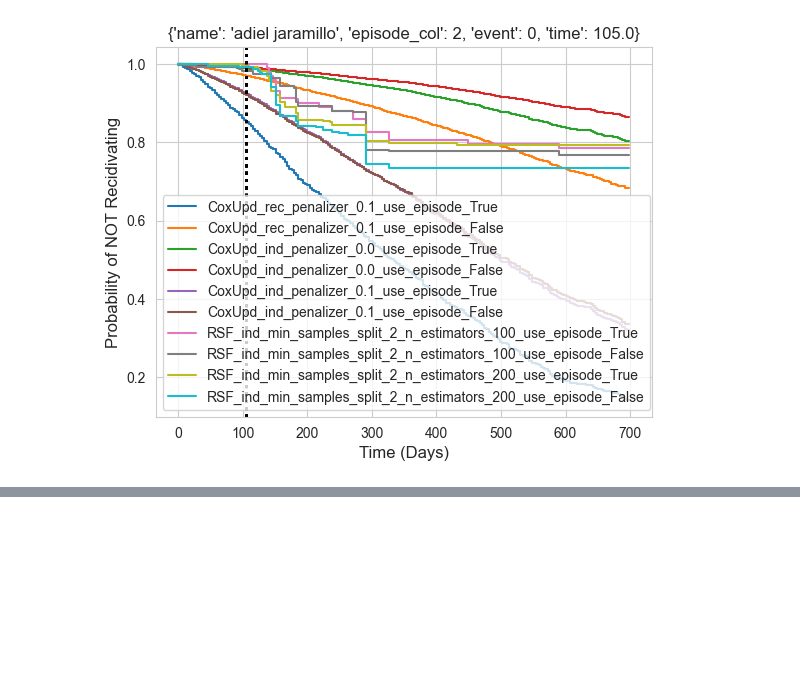
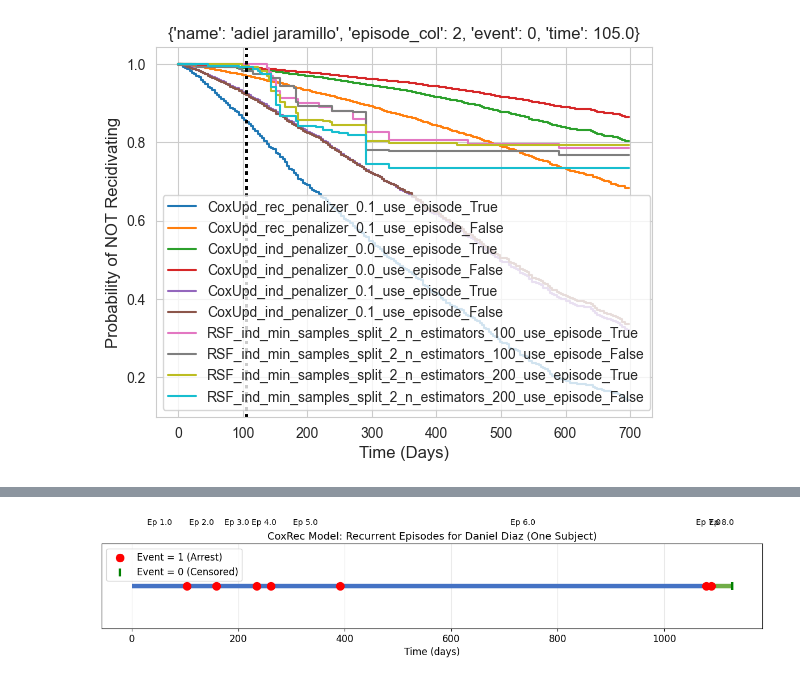
Before and after one commit to DKoleda6/recurrent_event, a Jupyter notebook: exp_common.ipynb, the cells around one changed output, grey strips where cells are left out. Drawn from its saved outputs; the diff is of its cells as text; code cells hidden in the pictures; blank space fills up the shorter version.

```diff
--- a/exp_common.ipynb
+++ b/exp_common.ipynb
@@ -687,0 +746,58 @@ for index_test in range(10):
+# %%
+import matplotlib.pyplot as plt
+import pandas as pd
+import numpy as np
+
+# ---------------------------
+# YOUR DATA (Daniel Diaz)
+# ---------------------------
+data = {
+    "episode": [1, 2, 3, 4, 5, 6, 7, 8],
+    "start": [0.0, 104.0, 159.0, 235.0, 261.0, 391.0, 1079.0, 1088.0],
+    "stop": [104.0, 159.0, 235.0, 261.0, 391.0, 1079.0, 1088.0, 1128.0],
+    "event": [1, 1, 1, 1, 1, 1, 1, 0]
+}
+df = pd.DataFrame(data)
+
+# ---------------------------
+# PLOT
+# ---------------------------
+plt.figure(figsize=(12, 3))
+plt.rcParams.update({'font.size': 12})
+
+# Draw horizontal lines for each episode
+for idx, row in df.iterrows():
+    y = 1  # All on same line (one person)
+    plt.hlines(
+        y=y,
+        xmin=row["start"],
+        xmax=row["stop"],
+        linewidth=6,
+        color="#4472C4" if row["event"] == 1 else "#70AD47"
+    )
+    # Episode number
+    plt.text(
+        (row["start"] + row["stop"])/2,
+        y+0.08,
+        f"Ep {row['episode']}",
+        ha="center", fontsize=10
+    )
+
+# Mark events (1 = arrest)
+events = df[df["event"] == 1]
+plt.scatter(events["stop"], np.ones(len(events)), color="red", s=100, zorder=5, label="Event = 1 (Arrest)")
+
+# Mark censoring (0)
+cens = df[df["event"] == 0]
+plt.scatter(cens["stop"], np.ones(len(cens)), color="green", s=100, marker="|", linewidth=3, zorder=5, label="Event = 0 (Censored)")
+
+# Labels and style
+plt.yticks([])
+plt.xlabel("Time (days)", fontsize=12)
+plt.title("CoxRec Model: Recurrent Episodes for Daniel Diaz (One Subject)", fontsize=13)
+plt.legend(loc="upper left")
+plt.tight_layout()
+plt.grid(axis='x', alpha=0.3)
+plt.show()
+# %% [output]
+[figure, added]
```
Also changed, not shown: parts of 10 cells of this notebook, 2 other files.
